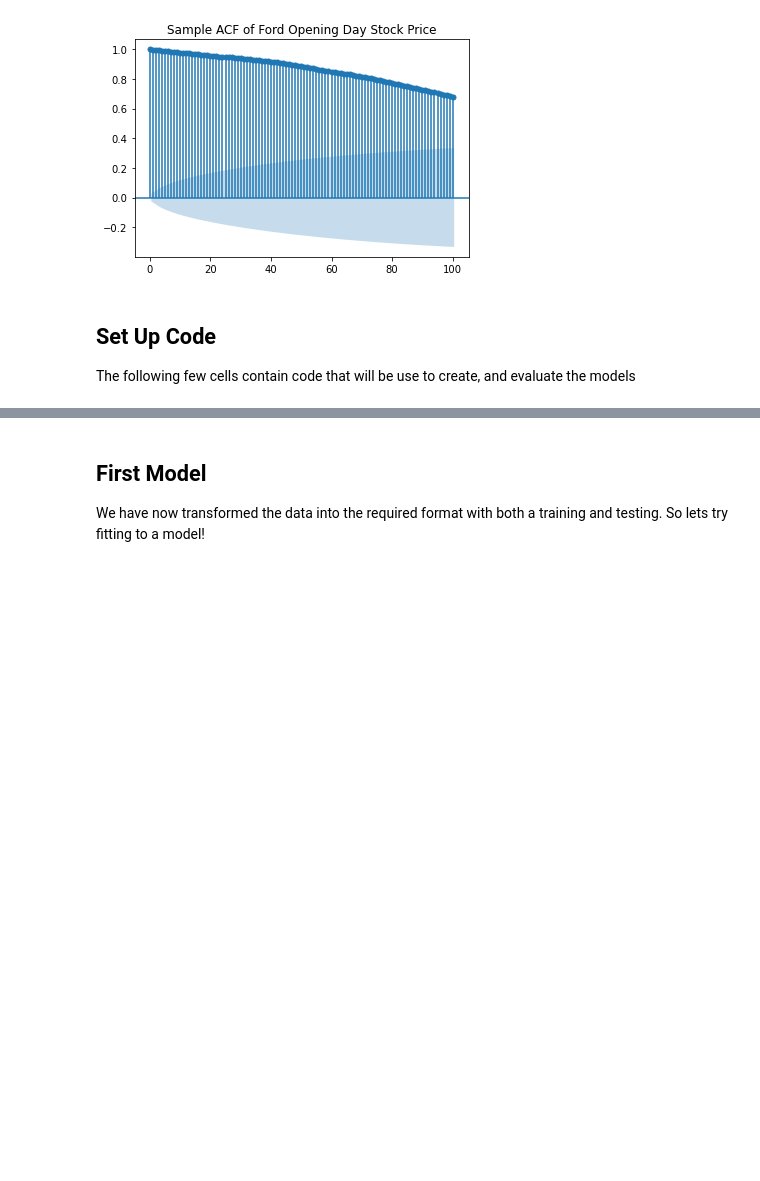
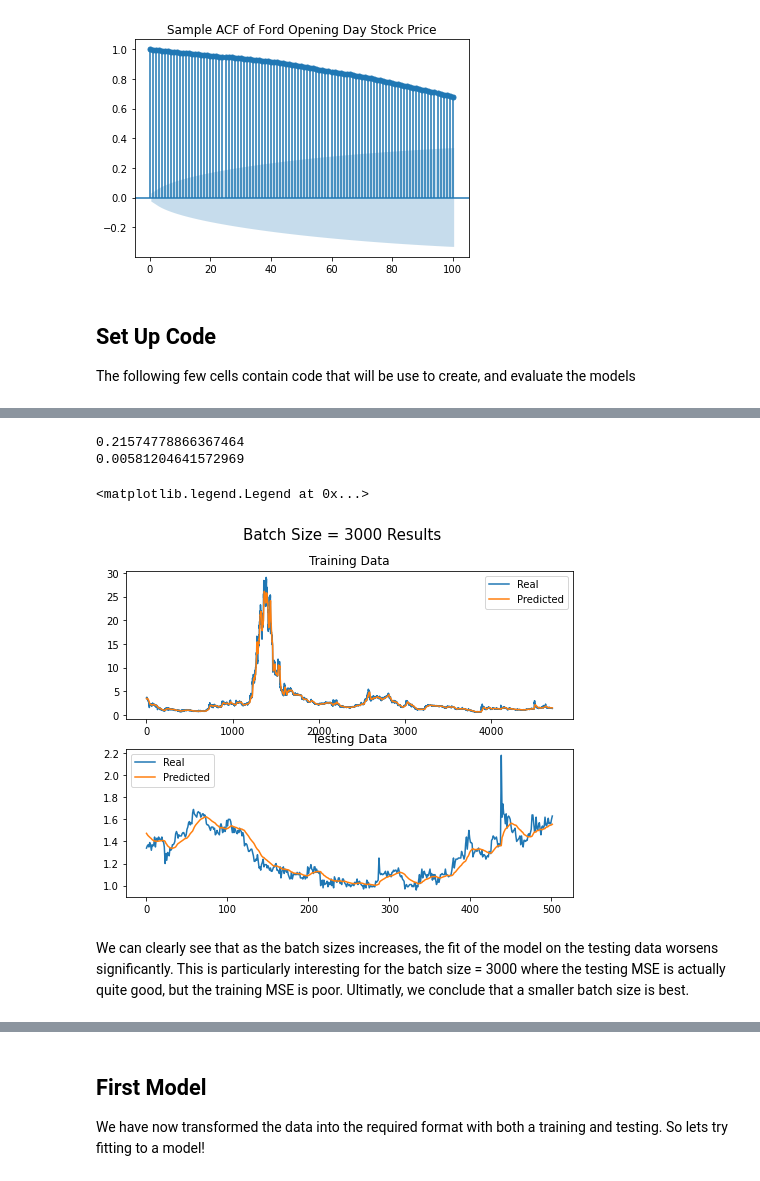
Before and after one commit to avickars/Deep-Learning-Stock-Trading-Model, a Jupyter notebook: neauralNetwork.ipynb, the cells around one changed output, grey strips where cells are left out. Drawn from its saved outputs; the diff is of its cells as text; code cells hidden in the pictures; blank space fills up the shorter version.

```diff
--- a/neauralNetwork.ipynb
+++ b/neauralNetwork.ipynb
@@ -247,0 +235,30 @@ axes[1].legend(['Real', 'Predicted'])
+# %%
+model = loadModel(name='fordBatchTraining3000')
+# CITATION: https://riptutorial.com/matplotlib/example/11257/grid-of-subplots-using-subplot
+meanSquared, yHat, y = mse(xTrain,yTrain)
+print(meanSquared)
+fig, axes = plt.subplots(2, figsize=(8, 6))
+
+# Set the title for the figure
+fig.suptitle('Batch Size = 3000 Results', fontsize=15)
+
+# Top Left Subplot
+axes[0].plot(y)
+axes[0].plot(yHat)
+axes[0].set_title("Training Data")
+axes[0].legend(['Real', 'Predicted'])
+
+meanSquared, yHat, y = mse(xTest,yTest)
+print(meanSquared)
+# Top Right Subplot
+axes[1].plot(y)
+axes[1].plot(yHat)
+axes[1].set_title("Testing Data")
+axes[1].legend(['Real', 'Predicted'])
+# %% [output]
+0.21574778866367464
+0.00581204641572969
+<matplotlib.legend.Legend at 0x...>
+[figure, added]
+# %% [markdown]
+We can clearly see that as the batch sizes increases, the fit of the model on the testing data worsens significantly.  This is particularly interesting for the batch size = 3000 where the testing MSE is actually quite good, but the training MSE is poor.  Ultimatly, we conclude that a smaller batch size is best.
```
Also changed, not shown: parts of 9 cells of this notebook, 27 other files.
